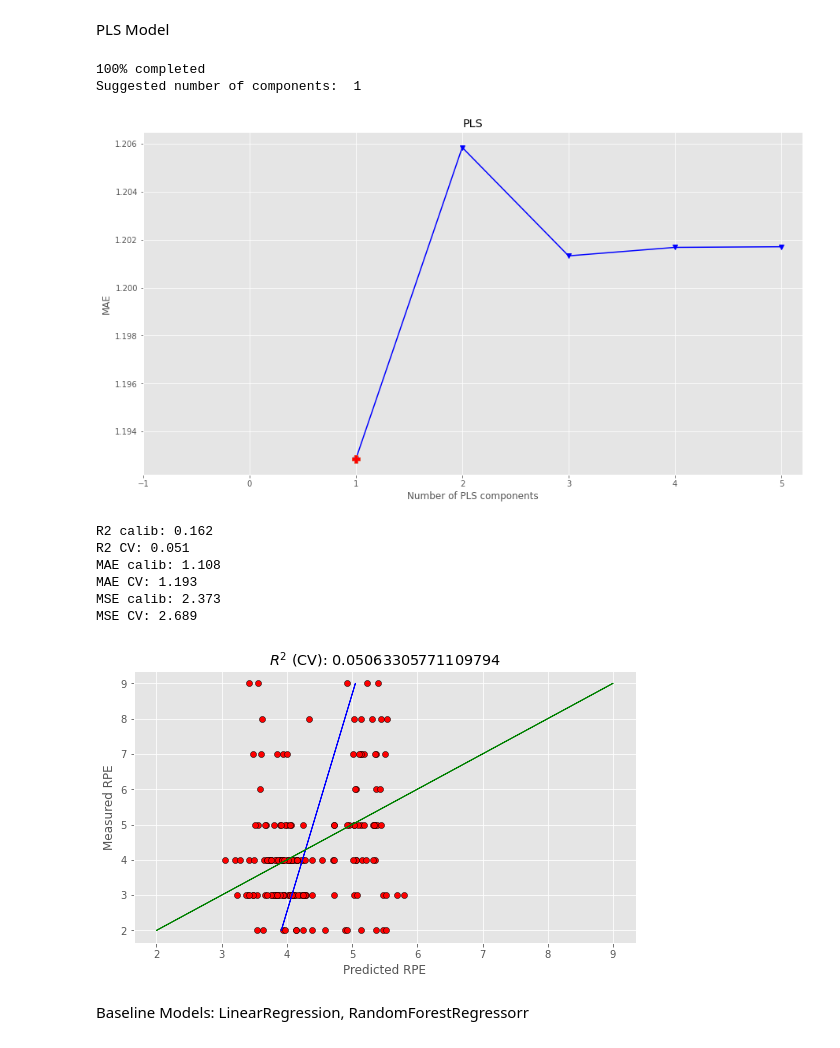
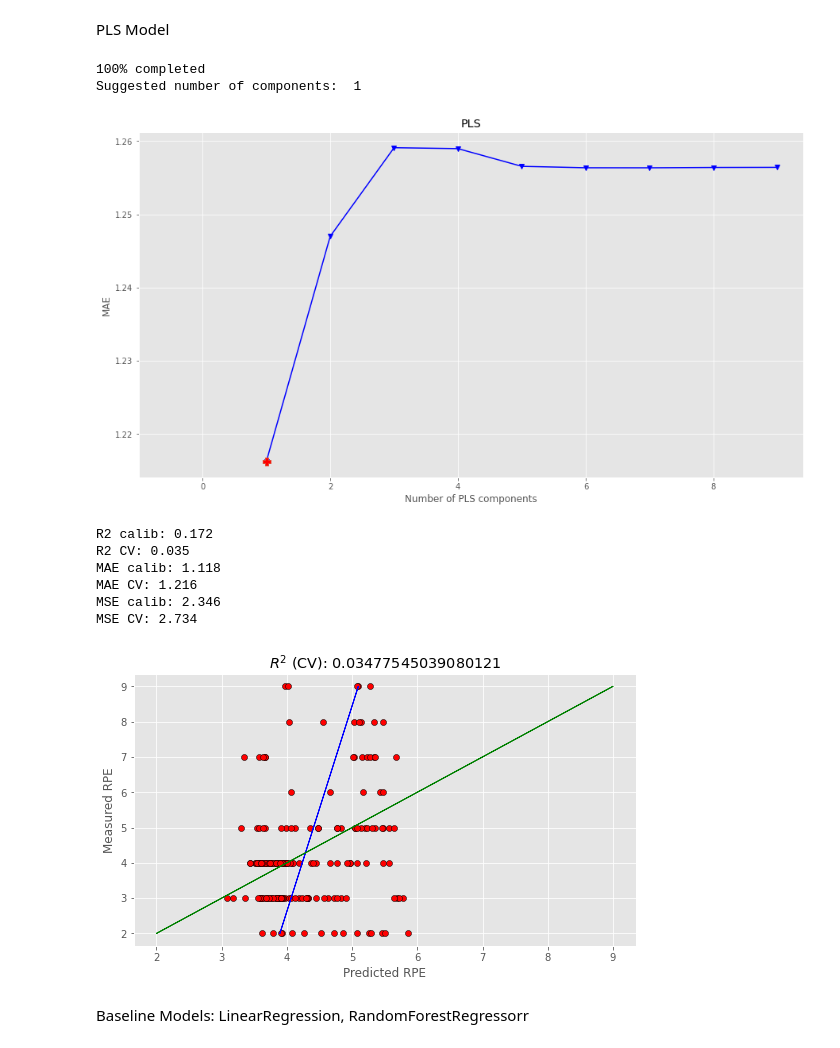
Before and after one commit to djfLtC0dr/python-playground, a Jupyter notebook: DASC522/djfDASC522_final.ipynb, the cells around one changed output. Cells and saved outputs as stored; diff of their text form; code cells hidden in the pictures.

```diff
--- a/DASC522/djfDASC522_final.ipynb
+++ b/DASC522/djfDASC522_final.ipynb
@@ -435,35 +461,12 @@ from sklearn.preprocessing import OneHotEncoder, StandardScaler
 from sklearn.decomposition import PCA
 from sklearn.pipeline import Pipeline
 from sklearn.model_selection import train_test_split
-# from sklearn.preprocessing import PowerTransformer
-# pt = PowerTransformer()
 
-# # One-hot encode the categorical data
-data = pd.get_dummies(data)
 # # Remove columns having higher VIF factor that have high multicollinearity
-reduce_vif = ReduceVIF()
-data = reduce_vif.fit_transform(data)
+# reduce_vif = ReduceVIF()
+# data = reduce_vif.fit_transform(data)
 # # transform data to standardized/normal
-# col_names = data.columns
-# df_pt = pt.fit_transform(data)
-# data = pd.DataFrame(df_pt)
-# data.columns = col_names
-# print(data.columns)
-
 # show_hist(data)
-
-# Extract features and labels
-y = data.loc[:, data.columns == 'rpe']
-# List of labels for later use
-labels_list = list(y.columns)
-print(labels_list)
-X = data.loc[:, data.columns != 'rpe']
-# List of features for later use
-feature_list = list(X.columns)
-print(feature_list)
-# Convert to numpy arrays
-arr_features = np.array(X)
-arr_labels = np.array(y)
 
 # split data into train test sets
 X_train, X_test, y_train, y_test = train_test_split(X, y, test_size=0.2, random_state = 42)
@@ -475,18 +478,18 @@ print('Testing Labels Shape:', y_test.shape)
 
 
 # for future piping
-numeric_features = list(X.select_dtypes(include=['float64', 'int64']).columns)
+numeric_features = feature_list
 numeric_transformer = Pipeline(steps=[
     ('imputer', SimpleImputer(strategy='median')),
     ('scaler', StandardScaler())])
 
-categorical_features = list(X.select_dtypes(include=['object']).columns)
-categorical_transformer = Pipeline(steps=[
-    ('imputer', SimpleImputer(strategy='constant', fill_value='missing')),
-    ('onehot', OneHotEncoder(drop='first', sparse=False, handle_unknown='ignore'))])
+# categorical_features = list(X.select_dtypes(include=['object']).columns)
+# categorical_transformer = Pipeline(steps=[
+#     ('imputer', SimpleImputer(strategy='constant', fill_value='missing')),
+#     ('onehot', OneHotEncoder(drop='first', sparse=False, handle_unknown='ignore'))])
 
 preprocessor = ColumnTransformer(
     transformers=[
-        ('num', numeric_transformer, numeric_features),
-        ('cat', categorical_transformer, categorical_features)])
+        ('num', numeric_transformer, numeric_features)])
+        # ('cat', categorical_transformer, categorical_features)])
 # %% [output]
@@ -747,42 +740,42 @@ def optimize_pls_cv(X, y, n_comp, plot_components=True):
     print('MAE calib: %5.3f' % mae_c)
     print('MAE CV: %5.3f' % mae_cv)
     print('MSE calib: %5.3f' % mse_c)
     print('MSE CV: %5.3f' % mse_cv)
 
     # Plot regression and figures of merit
     # rangey = max(y) - min(y)
     # rangex = max(y_c) - min(y_c)
 
     # Fit a line to the CV vs response
     arr_y = y.values.flatten()
     z = np.polyfit(arr_y, y_c, 1)
     with plt.style.context(('ggplot')):
         fig, ax = plt.subplots(figsize=(9, 5))
         ax.scatter(y_cv, y, c='red', edgecolors='k')
         #Plot the best fit line
         ax.plot(np.polyval(z,y), y, c='blue', linewidth=1)
         #Plot the ideal 1:1 line
         ax.plot(y, y, color='green', linewidth=1)
         plt.title('$R^{2}$ (CV): '+str(score_cv))
         plt.xlabel('Predicted RPE')
         plt.ylabel('Measured RPE')
 
         plt.show()
 
     return
 
-optimize_pls_cv(X,y, 6, plot_components=True)
+optimize_pls_cv(X,y, 10, plot_components=True)
 # %% [output]
 100% completed
 Suggested number of components:  1
-[figure, old version]
+[figure, new version]
-R2 calib: 0.162
-R2 CV: 0.051
-MAE calib: 1.108
-MAE CV: 1.193
-MSE calib: 2.373
-MSE CV: 2.689
+R2 calib: 0.172
+R2 CV: 0.035
+MAE calib: 1.118
+MAE CV: 1.216
+MSE calib: 2.346
+MSE CV: 2.734
-[figure, old version]
+[figure, new version]
 # %% [markdown]
 Baseline Models: LinearRegression, RandomForestRegressorr
 # %%
```
Also changed, not shown: parts of 10 cells of this notebook.
